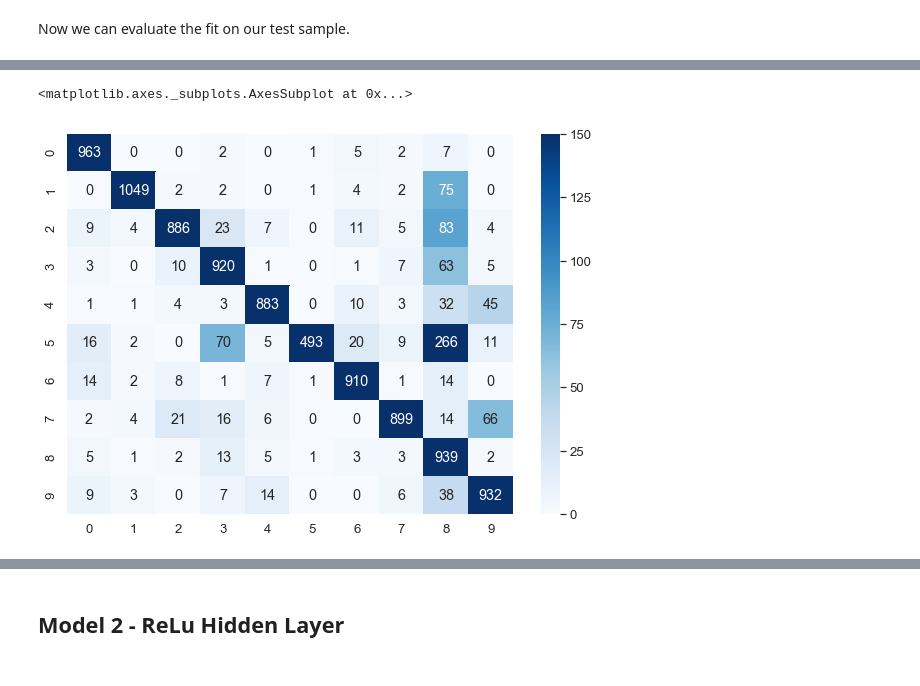
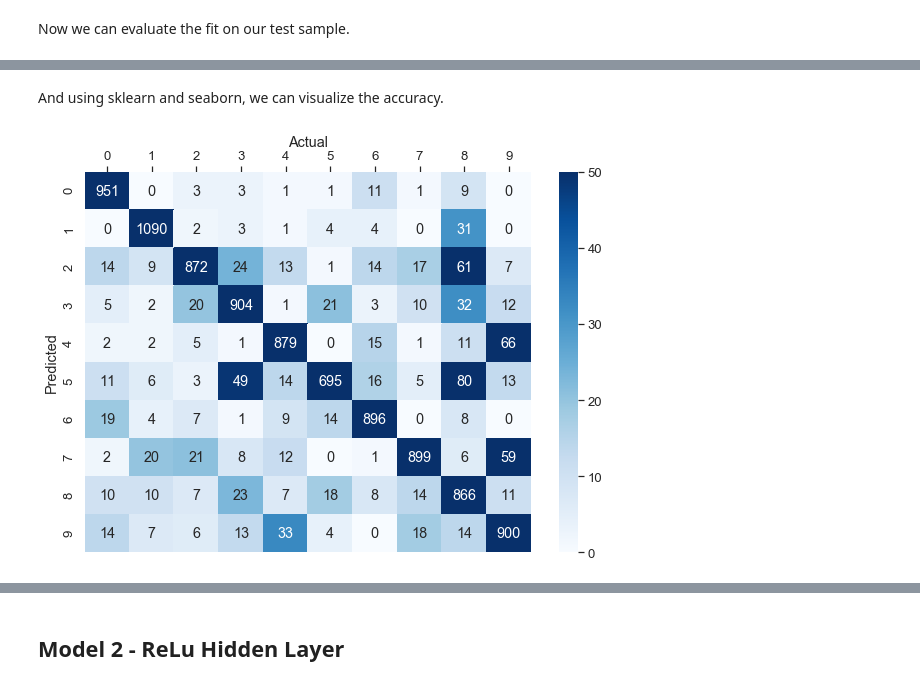
Before and after one commit to Brennan11/MNIST-Classification, a Jupyter notebook: mnist.ipynb, the cells around one changed output, grey strips where cells are left out. Cells and saved outputs as stored; diff of their text form; code cells hidden in the pictures.

```diff
--- a/mnist.ipynb
+++ b/mnist.ipynb
@@ -75,5 +71,5 @@ Keras lets us choose our batch size and number of epochs.
 # %%
-model1.fit(xtrain, ytrain, validation_split=.1, batch_size=64, epochs=5)
+model1.fit(xtrain, ytrain, validation_split=.1, batch_size=1000, epochs=5)
 # %% [output]
 Train on 54000 samples, validate on 6000 samples
 Epoch 1/5
@@ -100,10 +96,14 @@ Acc:  0.8874
+# %% [markdown]
+And using sklearn and seaborn, we can visualize the accuracy.
 # %%
 ypred1 = model1.predict_classes(xtest)
 cm1 = metrics.confusion_matrix(ytest, ypred1)
 plt.figure(figsize = (10,7))
 sn.set(font_scale=1.2)
-sn.heatmap(cm1, annot = True, fmt = 'd', cmap = "Blues", vmax = 150)
+ax = sn.heatmap(cm1, annot = True, fmt = 'd', cmap = "Blues", vmax = 50)
+ax.set(xlabel='Actual', ylabel='Predicted')
+ax.xaxis.tick_top()
+ax.xaxis.set_label_position('top')
 # %% [output]
-<matplotlib.axes._subplots.AxesSubplot at 0x...>
-[figure, old version]
+[figure, new version]
 # %% [markdown]
```
Also changed, not shown: parts of 48 cells of this notebook.
